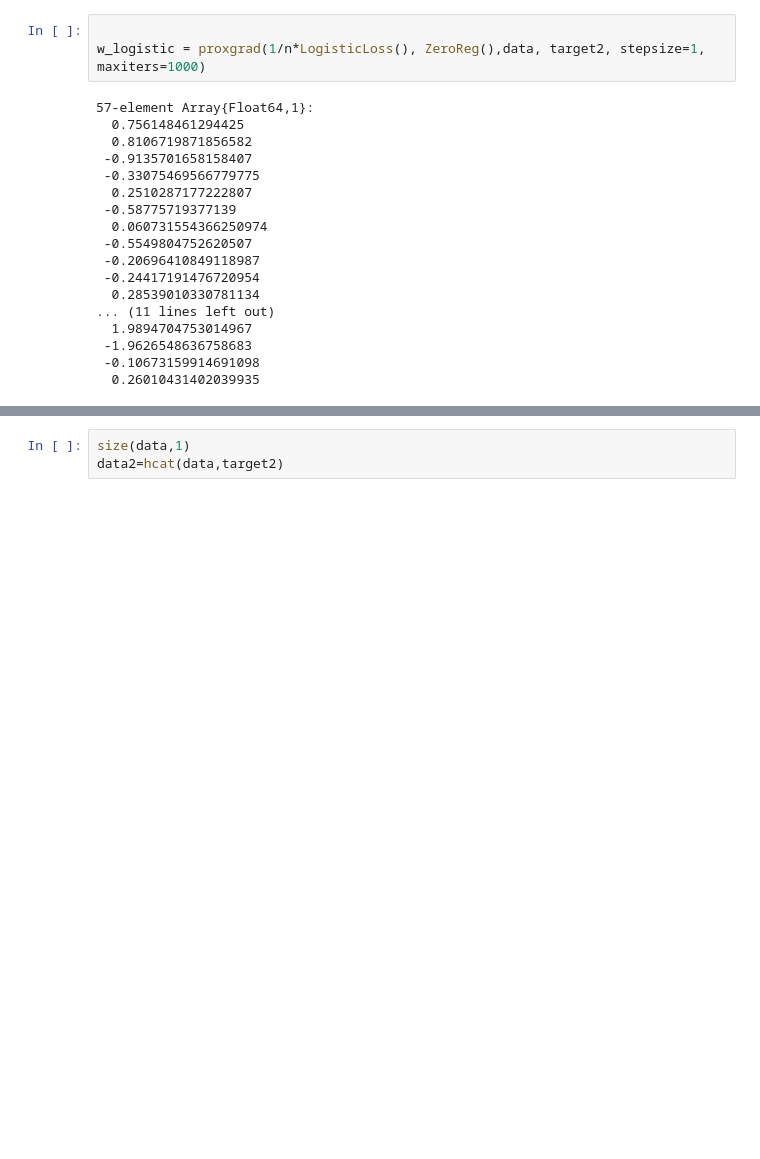
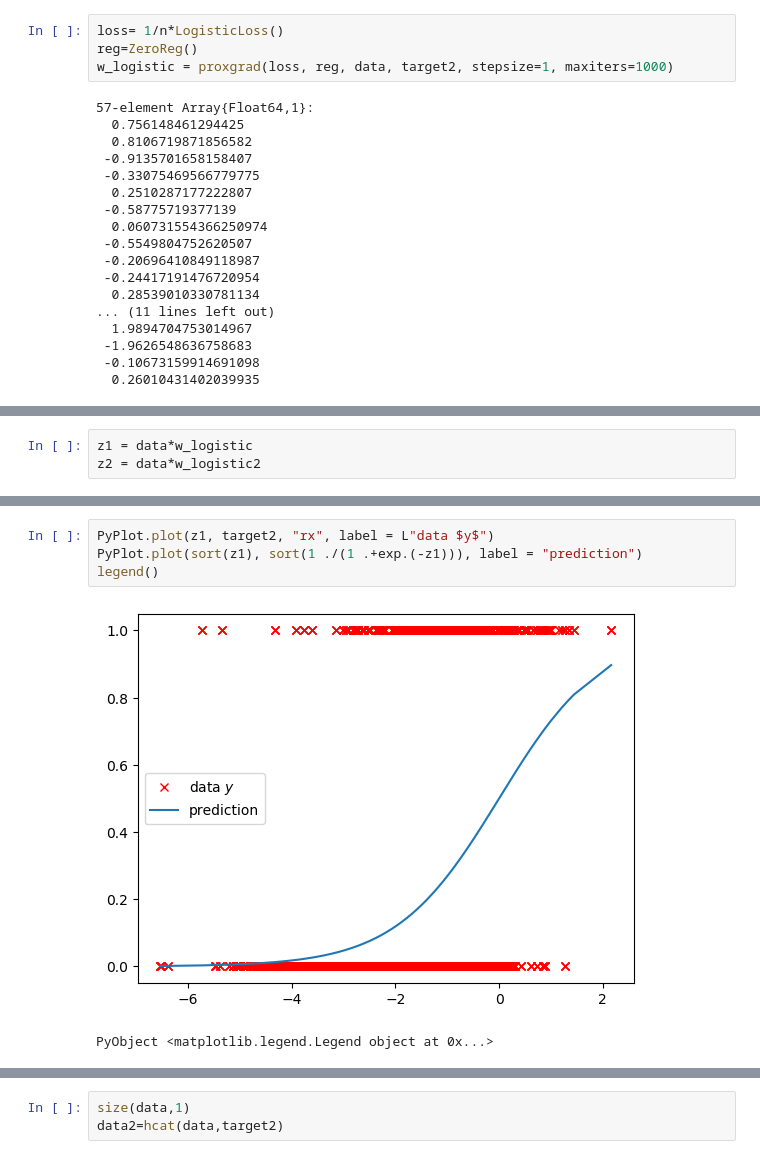
Before and after one commit to silviaruiz44/HRAnalytics, a Jupyter notebook: HR Analytics.ipynb, the cells around one changed output, grey strips where cells are left out. Cells and saved outputs as stored; diff of their text form; blank space fills up the shorter version.

Commit message:
Logistic Regression

```diff
--- a/HR Analytics.ipynb
+++ b/HR Analytics.ipynb
@@ -411,6 +436,7 @@ n=size(data,1)
 # %%
-
-w_logistic = proxgrad(1/n*LogisticLoss(), ZeroReg(),data, target2, stepsize=1, maxiters=1000)
+loss= 1/n*LogisticLoss()
+reg=ZeroReg()
+w_logistic = proxgrad(loss, reg, data, target2, stepsize=1, maxiters=1000)
 # %% [output]
 57-element Array{Float64,1}:
   0.756148461294425
@@ -443,0 +480,3 @@ n=size(data,1)
+# %%
+z1 = data*w_logistic
+z2 = data*w_logistic2
@@ -443,0 +501,7 @@ n=size(data,1)
+# %%
+PyPlot.plot(z1, target2, "rx", label = L"data $y$")
+PyPlot.plot(sort(z1), sort(1 ./(1 .+exp.(-z1))), label = "prediction")
+legend()
+# %% [output]
+[figure, added]
+PyObject <matplotlib.legend.Legend object at 0x...>
```
Also changed, not shown: parts of 13 cells of this notebook.
